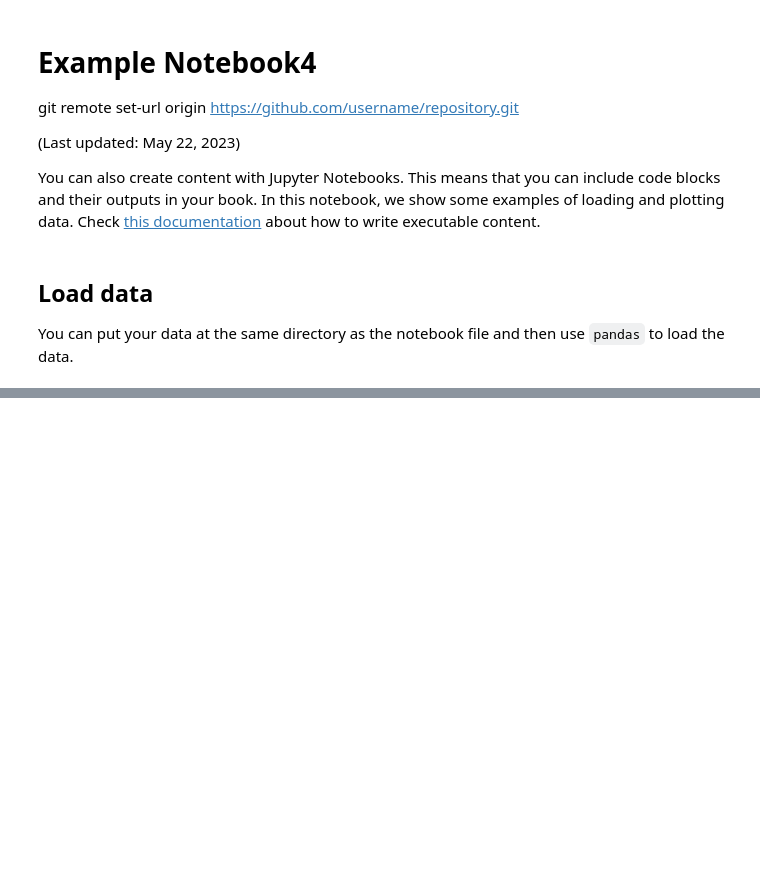
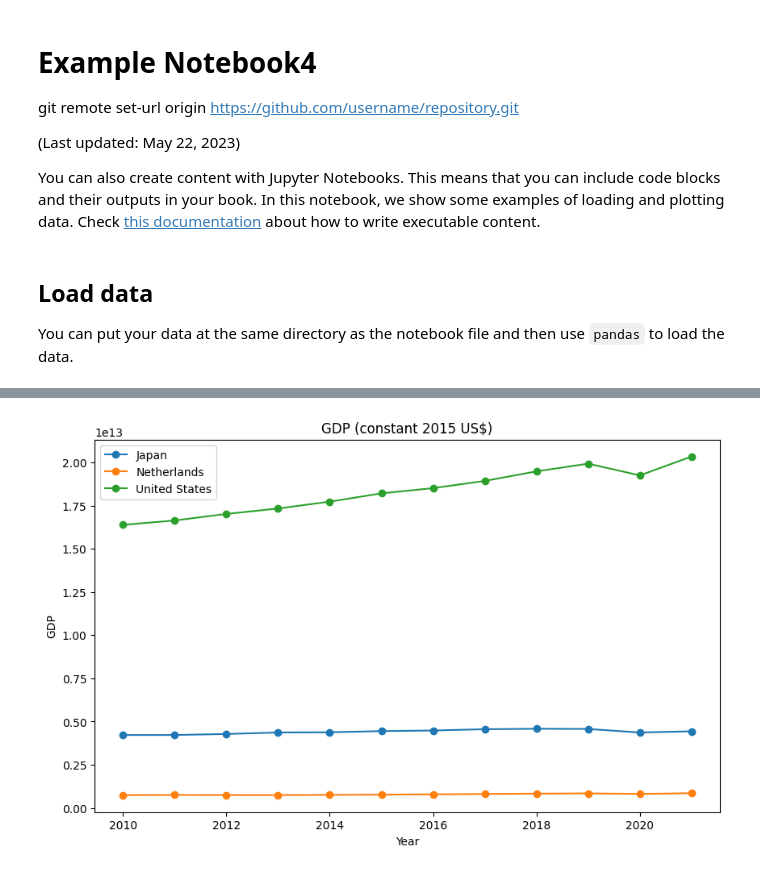
Before and after one commit to anetey-abbey/infoviz, a Jupyter notebook: _sources/docs/notebook.ipynb, the cells around one changed output, grey strips where cells are left out. Drawn from its saved outputs; the diff is of its cells as text; code cells hidden in the pictures; blank space fills up the shorter version.

```diff
--- a/_sources/docs/notebook.ipynb
+++ b/_sources/docs/notebook.ipynb
@@ -67,0 +90,15 @@ g2
+# %%
+df_gdp = df[df["Indicator Name"] == "GDP (constant 2015 US$)"]
+
+# Line plot for GDP
+plt.figure(figsize=(10, 6))
+for country in df_gdp['Country Name'].unique():
+    country_data = df_gdp[df_gdp['Country Name'] == country]
+    plt.plot(country_data['Year'], country_data['Value'], marker='o', label=country)
+plt.title('GDP (constant 2015 US$)')
+plt.ylabel('GDP')
+plt.xlabel('Year')
+plt.legend()
+plt.show()
+# %% [output]
+[figure, added]
```
Also changed, not shown: parts of 10 cells of this notebook, 4 other files.
